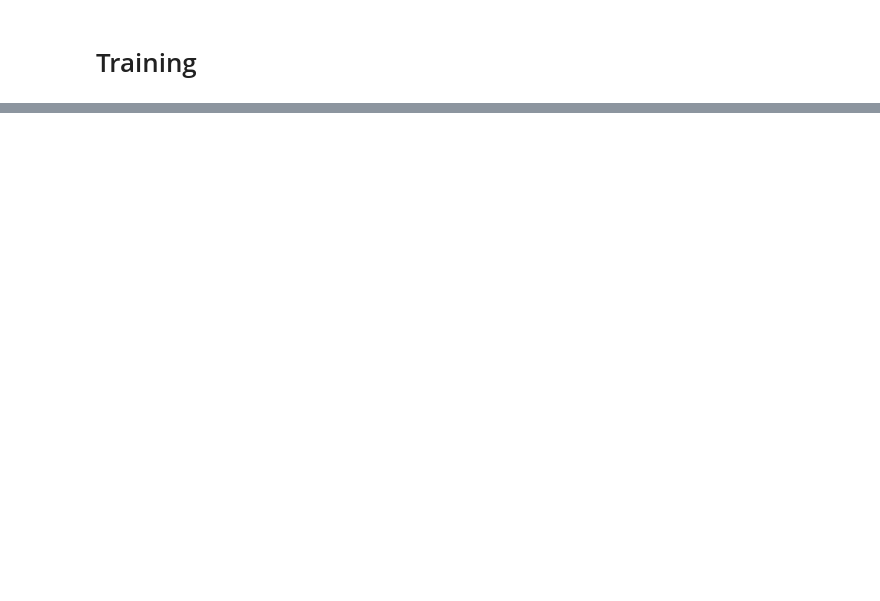
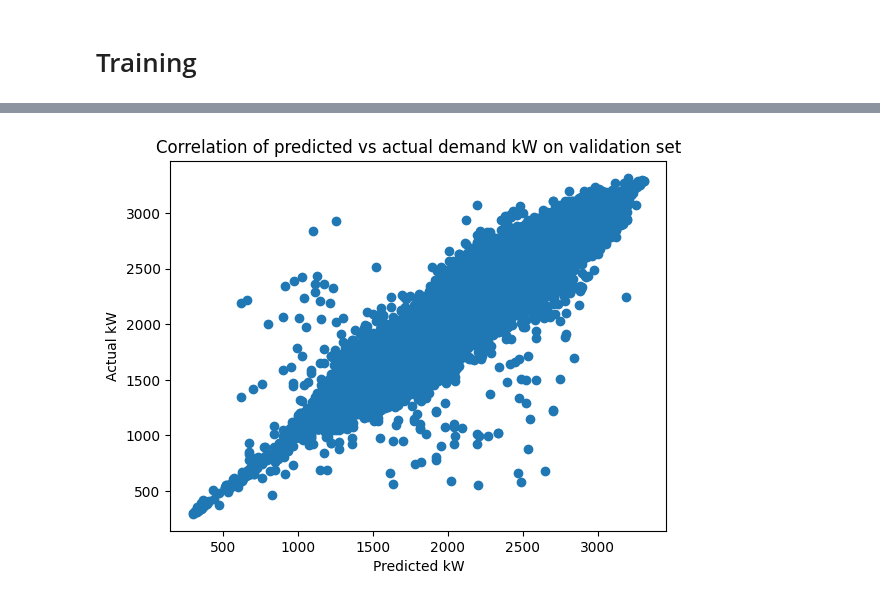
Before and after one commit to freek1/energy-demand-prediction, a Jupyter notebook: only-temp-time.ipynb, the cells around one changed output, grey strips where cells are left out. Saved outputs shown, nothing was run; the diff lists cells and outputs as text; code cells hidden in the pictures; blank space fills up the shorter version.

```diff
--- a/only-temp-time.ipynb
+++ b/only-temp-time.ipynb
@@ -461,3 +462,14 @@ Mean crossval score (cv=10) -3.5039741573275975
+# %%
+plt.plot(y_pred_val, y_val, 'o')
+plt.xlabel('Predicted kW')
+plt.ylabel('Actual kW')
+plt.title('Correlation of predicted vs actual demand kW on validation set')
+plt.show()
+
+# correlation = np.corrcoef(y_val, y_pred_val)[0,1]
+# print(correlation)
+# %% [output]
+[figure, added]
 # %%
 from sklearn.ensemble import HistGradientBoostingRegressor
 
```
Also changed, not shown: parts of 6 cells of this notebook, 1 other file.
